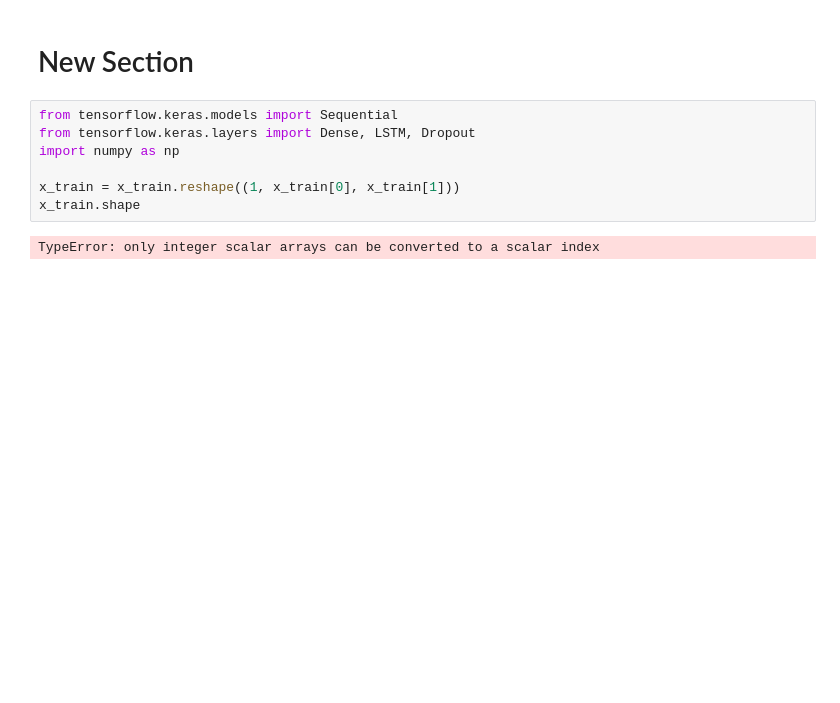
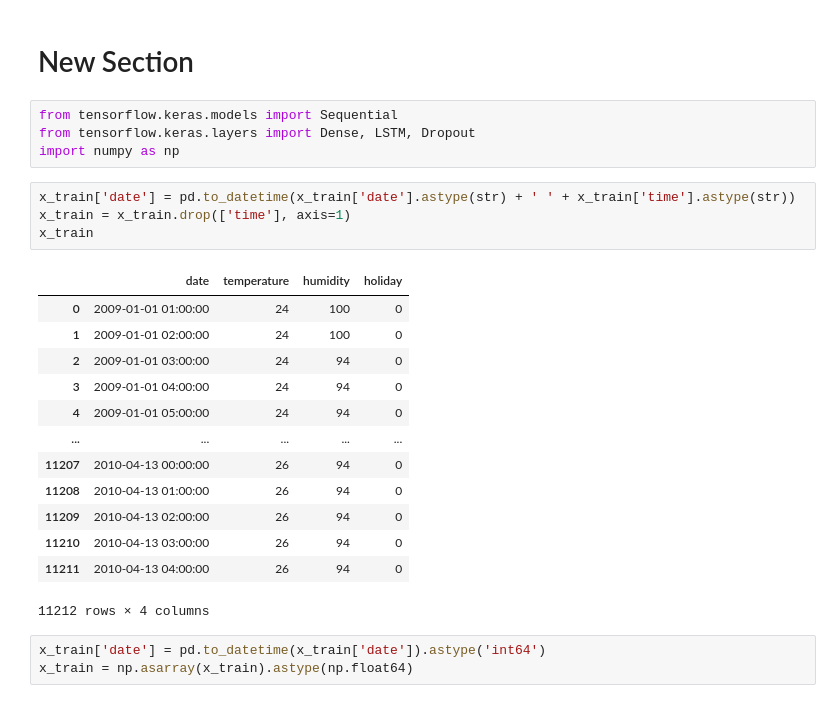
Before and after one commit to Tongue923/Load_forecasting, a Jupyter notebook: load_forecasting_with_lstm.ipynb, the cells around one changed output. Saved outputs shown, nothing was run; the diff lists cells and outputs as text; blank space fills up the shorter version.

```diff
--- a/load_forecasting_with_lstm.ipynb
+++ b/load_forecasting_with_lstm.ipynb
@@ -81,8 +81,24 @@ x_train, y_train, x_val, y_val, x_test, y_test
 from tensorflow.keras.models import Sequential
 from tensorflow.keras.layers import Dense, LSTM, Dropout
 import numpy as np
-
-x_train = x_train.reshape((1, x_train[0], x_train[1]))
-x_train.shape
-# %% [output]
-TypeError: only integer scalar arrays can be converted to a scalar index
+# %%
+x_train['date'] = pd.to_datetime(x_train['date'].astype(str) + ' ' + x_train['time'].astype(str))
+x_train = x_train.drop(['time'], axis=1)
+x_train
+# %% [output]
+|  | date | temperature | humidity | holiday |
+| 0 | 2009-01-01 01:00:00 | 24 | 100 | 0 |
+| 1 | 2009-01-01 02:00:00 | 24 | 100 | 0 |
+| 2 | 2009-01-01 03:00:00 | 24 | 94 | 0 |
+| 3 | 2009-01-01 04:00:00 | 24 | 94 | 0 |
+| 4 | 2009-01-01 05:00:00 | 24 | 94 | 0 |
+| ... | ... | ... | ... | ... |
+| 11207 | 2010-04-13 00:00:00 | 26 | 94 | 0 |
+| 11208 | 2010-04-13 01:00:00 | 26 | 94 | 0 |
+| 11209 | 2010-04-13 02:00:00 | 26 | 94 | 0 |
+| 11210 | 2010-04-13 03:00:00 | 26 | 94 | 0 |
+| 11211 | 2010-04-13 04:00:00 | 26 | 94 | 0 |
+11212 rows × 4 columns
+# %%
+x_train['date'] = pd.to_datetime(x_train['date']).astype('int64')
+x_train = np.asarray(x_train).astype(np.float64)
```
Also changed, not shown: parts of 4 cells of this notebook.
